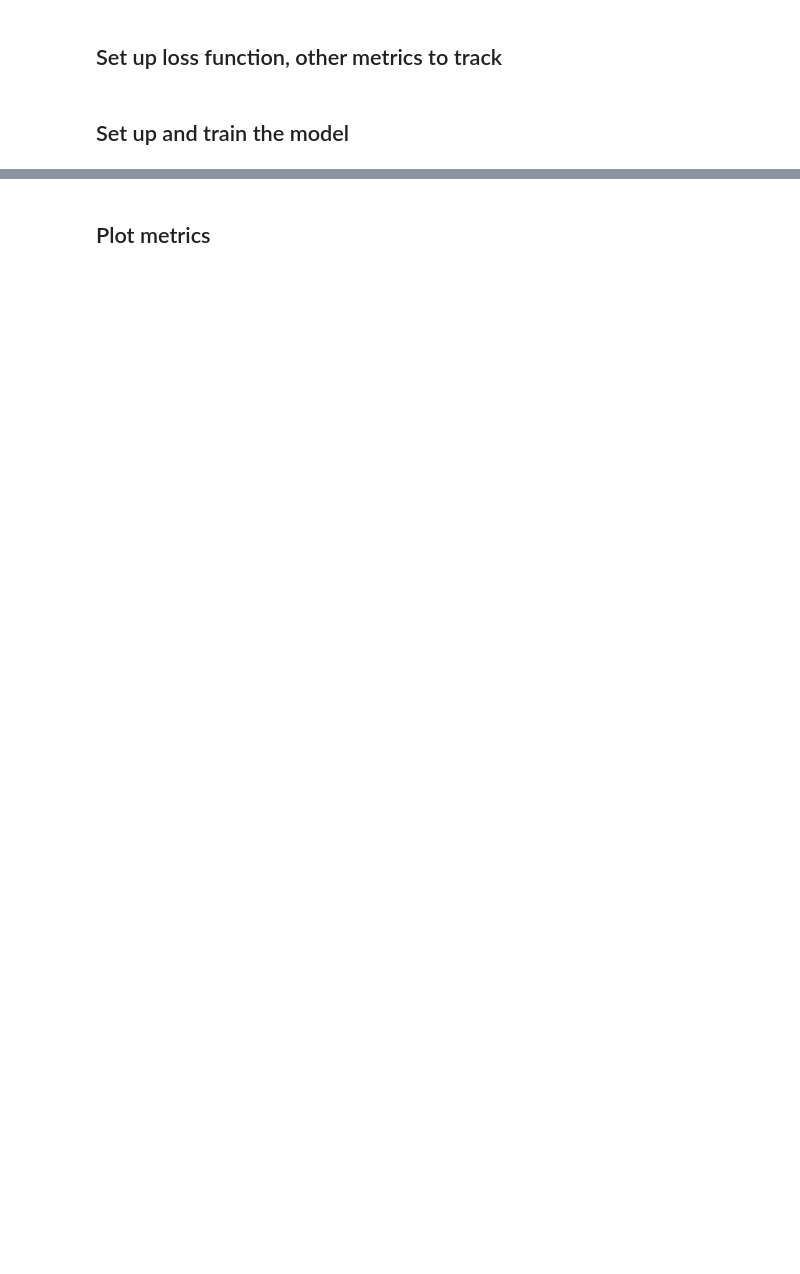
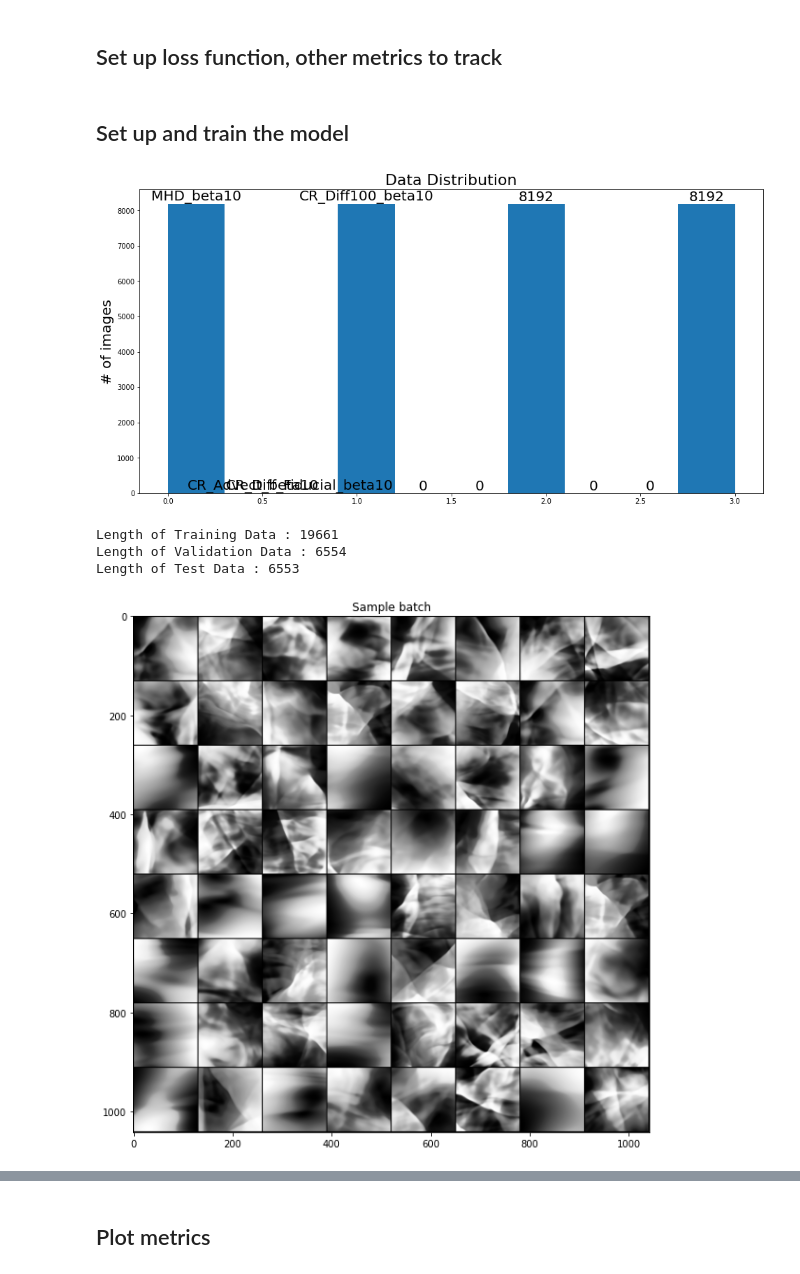
Before and after one commit to bustardchad/ML_Turb, a Jupyter notebook: train_CNN.ipynb, the cells around one changed output, grey strips where cells are left out. Cells and saved outputs as stored; diff of their text form; code cells hidden in the pictures; blank space fills up the shorter version.

```diff
--- a/train_CNN.ipynb
+++ b/train_CNN.ipynb
@@ -66,3 +111,20 @@ Requirement already satisfied: PySocks!=1.5.7,>=1.5.6 in /usr/local/lib/python3.
+# %%
+# configuration for training
+from dataclasses import dataclass
+
+@dataclass
+class TrainingConfig:
+    run_name = 'MHD_CRTransport_March3'
+    fileDirArr = ['MHD_beta10', 'CR_Advect_beta10', 'CR_Diff_Fiducial_beta10', 'CR_Diff100_beta10']
+    field_list = ['density']
+    num_classes = 4
+    train_frac = 0.6
+    batch_size = 64
+    epochs = 20
+    stop_early = True
+    patience = 5
+
+config = TrainingConfig()
 # %% [markdown]
 ## Create training, validation, and test data
 # %%
@@ -112,13 +212,2 @@ full_data = TensorDataset(x_with_channel,y_full)
 # %% [markdown]
 Generate a well-balanced split of training, validation, and test sets
-# %%
-# split into training (60%), validation (20%), and test (20%) sets
-# should eventually replace this in case slices "know" about each other due to spatial correlations
-
-generator = torch.Generator()
-generator.manual_seed(39)
-train_data,val_data,test_data = random_split(full_data,[0.6,0.2,0.2],generator=generator)
-
-print(f"Length of Training Data : {len(train_data)}")
-print(f"Length of Validation Data : {len(val_data)}")
-print(f"Length of Test Data : {len(test_data)}")
@@ -349,0 +444,12 @@ tracker_val = MetricTracker(metric_collection_val)
+# %%
+# load and preprocess data
+full_data = load_preprocess(config)
+
+# split into training, validation, and test sets
+train_dl, valid_dl, test_dl = split_data(config, full_data, check_representation=False)
+# %% [output]
+[figure, added]
+Length of Training Data : 19661
+Length of Validation Data : 6554
+Length of Test Data : 6553
+[figure, added]
```
Also changed, not shown: parts of 22 cells of this notebook.
